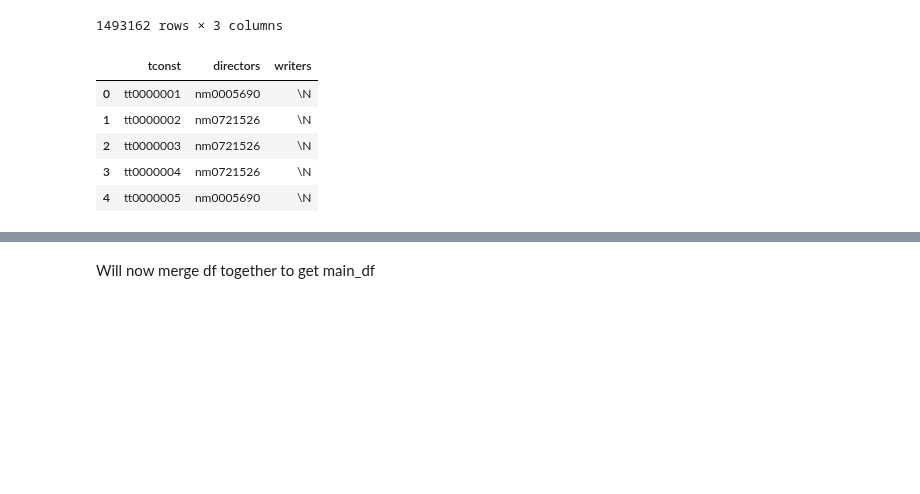
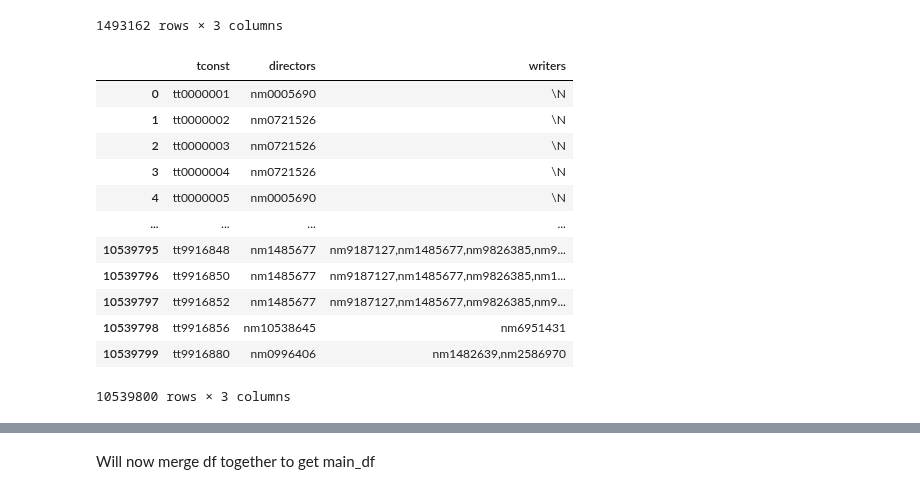
Before and after one commit to ParkerHar/Popular-Movie-Analysis, a Jupyter notebook: movie_data_merge.ipynb, the cells around one changed output, grey strips where cells are left out. Cells and saved outputs as stored; diff of their text form; code cells hidden in the pictures; blank space fills up the shorter version.

```diff
--- a/movie_data_merge.ipynb
+++ b/movie_data_merge.ipynb
@@ -61,14 +58,21 @@ ratings_df
 # %%
 cast_df = pd.read_csv('/Users/parkerharalds/Downloads/title.crew.tsv', delimiter='\t')
 # %%
-cast_df.head()
+cast_df
 # %% [output]
 |  | tconst | directors | writers |
 | 0 | tt0000001 | nm0005690 | \N |
 | 1 | tt0000002 | nm0721526 | \N |
 | 2 | tt0000003 | nm0721526 | \N |
 | 3 | tt0000004 | nm0721526 | \N |
 | 4 | tt0000005 | nm0005690 | \N |
+| ... | ... | ... | ... |
+| 10539795 | tt9916848 | nm1485677 | nm9187127,nm1485677,nm9826385,nm9... |
+| 10539796 | tt9916850 | nm1485677 | nm9187127,nm1485677,nm9826385,nm1... |
+| 10539797 | tt9916852 | nm1485677 | nm9187127,nm1485677,nm9826385,nm9... |
+| 10539798 | tt9916856 | nm10538645 | nm6951431 |
+| 10539799 | tt9916880 | nm0996406 | nm1482639,nm2586970 |
+10539800 rows × 3 columns
 # %%
 name_df = pd.read_csv('/Users/parkerharalds/Downloads/name.basics.tsv', delimiter='\t')
 # %%
```
Also changed, not shown: parts of 22 cells of this notebook, 1 other file.
